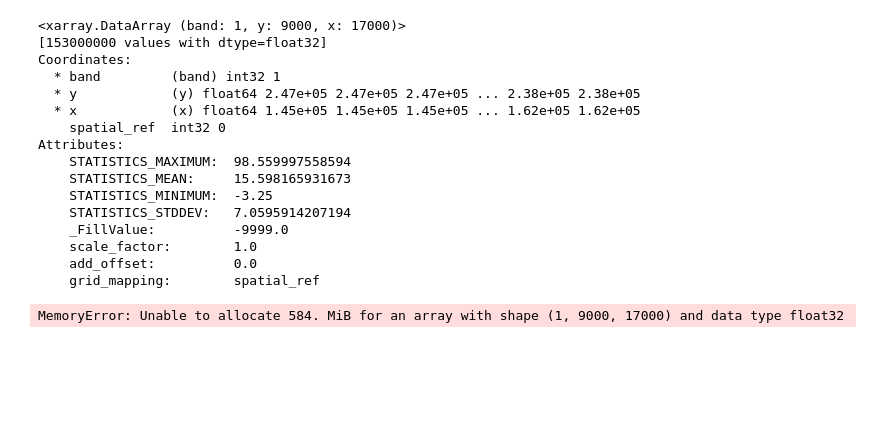
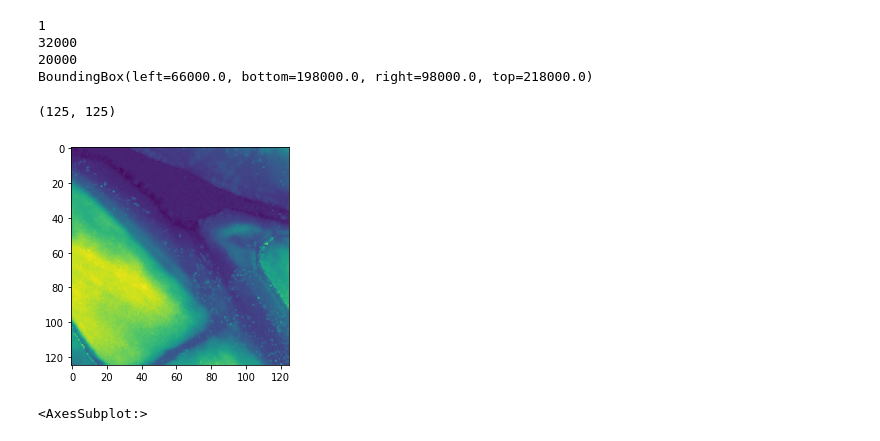
Before and after one commit to Nathanfont7878/3D-House-Lidar, a Jupyter notebook: test.ipynb, the cells around one changed output. Cells and saved outputs as stored; diff of their text form; code cells hidden in the pictures; blank space fills up the shorter version.

```diff
--- a/test.ipynb
+++ b/test.ipynb
@@ -8,28 +10,23 @@ import rasterio as rio
 import pandas as pd
 import geopandas as gpd
-# %%
-from IPython.core.display import display
-surface_HARV = rioxarray.open_rasterio("Data/DHMVIIDSMRAS1m_k01/GeoTIFF/DHMVIIDSMRAS1m_k01.tif")
-surface_HARV
-# %% [output]
-<xarray.DataArray (band: 1, y: 9000, x: 17000)>
-[153000000 values with dtype=float32]
-Coordinates:
-  * band         (band) int32 1
-  * y            (y) float64 2.47e+05 2.47e+05 2.47e+05 ... 2.38e+05 2.38e+05
-  * x            (x) float64 1.45e+05 1.45e+05 1.45e+05 ... 1.62e+05 1.62e+05
-    spatial_ref  int32 0
-Attributes:
-    STATISTICS_MAXIMUM:  98.559997558594
-    STATISTICS_MEAN:     15.598165931673
-    STATISTICS_MINIMUM:  -3.25
-    STATISTICS_STDDEV:   7.0595914207194
-    _FillValue:          -9999.0
-    scale_factor:        1.0
-    add_offset:          0.0
-    grid_mapping:        spatial_ref
-# %%
-plt.style.use("ggplot")
-surface_HARV.plot()
-# %% [output]
-MemoryError: Unable to allocate 584. MiB for an array with shape (1, 9000, 17000) and data type float32
+# %%
+from IPython.core.display import display
+
+dataset = rio.open("Data/TIFFiles/DHMVIIDSMRAS1m_k13.tif")
+print(dataset.count)
+print(dataset.width)
+print(dataset.height)
+print(dataset.bounds)
+# %% [output]
+1
+32000
+20000
+BoundingBox(left=66000.0, bottom=198000.0, right=98000.0, top=218000.0)
+# %%
+w = dataset.read(1, window=Window(10000, 2500, 125, 125))
+print(w.shape)
+show(w)
+# %% [output]
+(125, 125)
+[figure, added]
+<AxesSubplot:>
```
Also changed, not shown: parts of 1 cell of this notebook.
